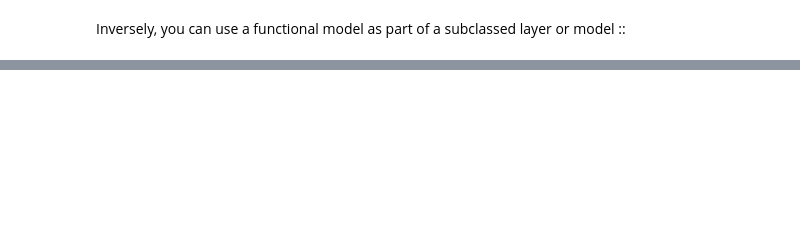
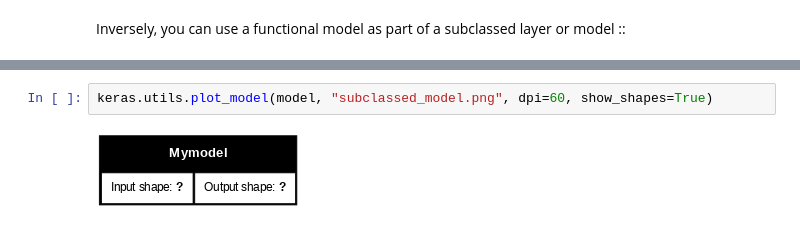
Before and after one commit to Mainasaid/deep-learning-with-python-practice, a Jupyter notebook: Testing.ipynb, the cells around one changed output, grey strips where cells are left out. Saved outputs shown, nothing was run; the diff lists cells and outputs as text; blank space fills up the shorter version.

```diff
--- a/Testing.ipynb
+++ b/Testing.ipynb
@@ -408,0 +418,4 @@ model = Mymodel()
+# %%
+keras.utils.plot_model(model, "subclassed_model.png", dpi=60, show_shapes=True)
+# %% [output]
+[figure, added]
```
Also changed, not shown: parts of 27 cells of this notebook.
